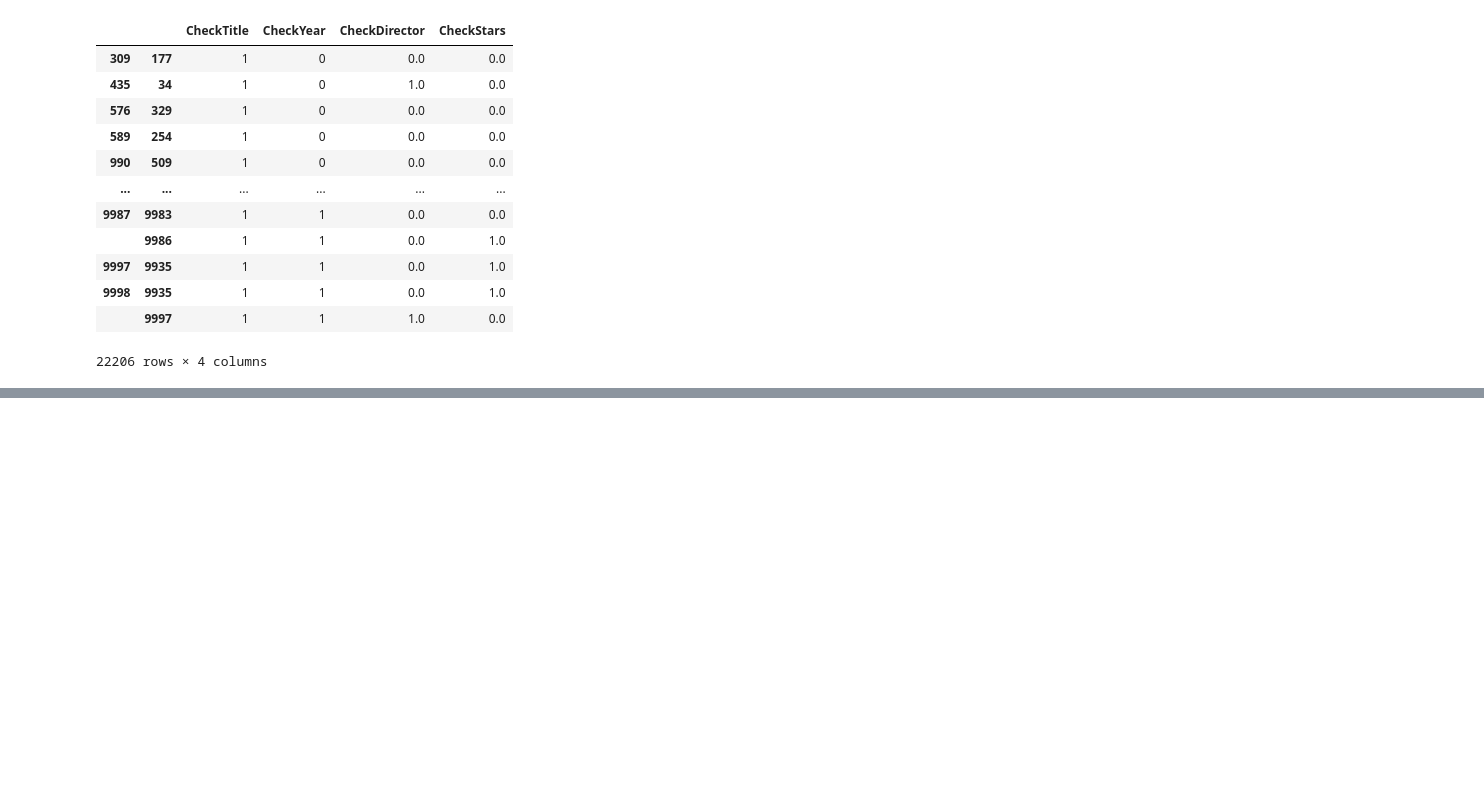
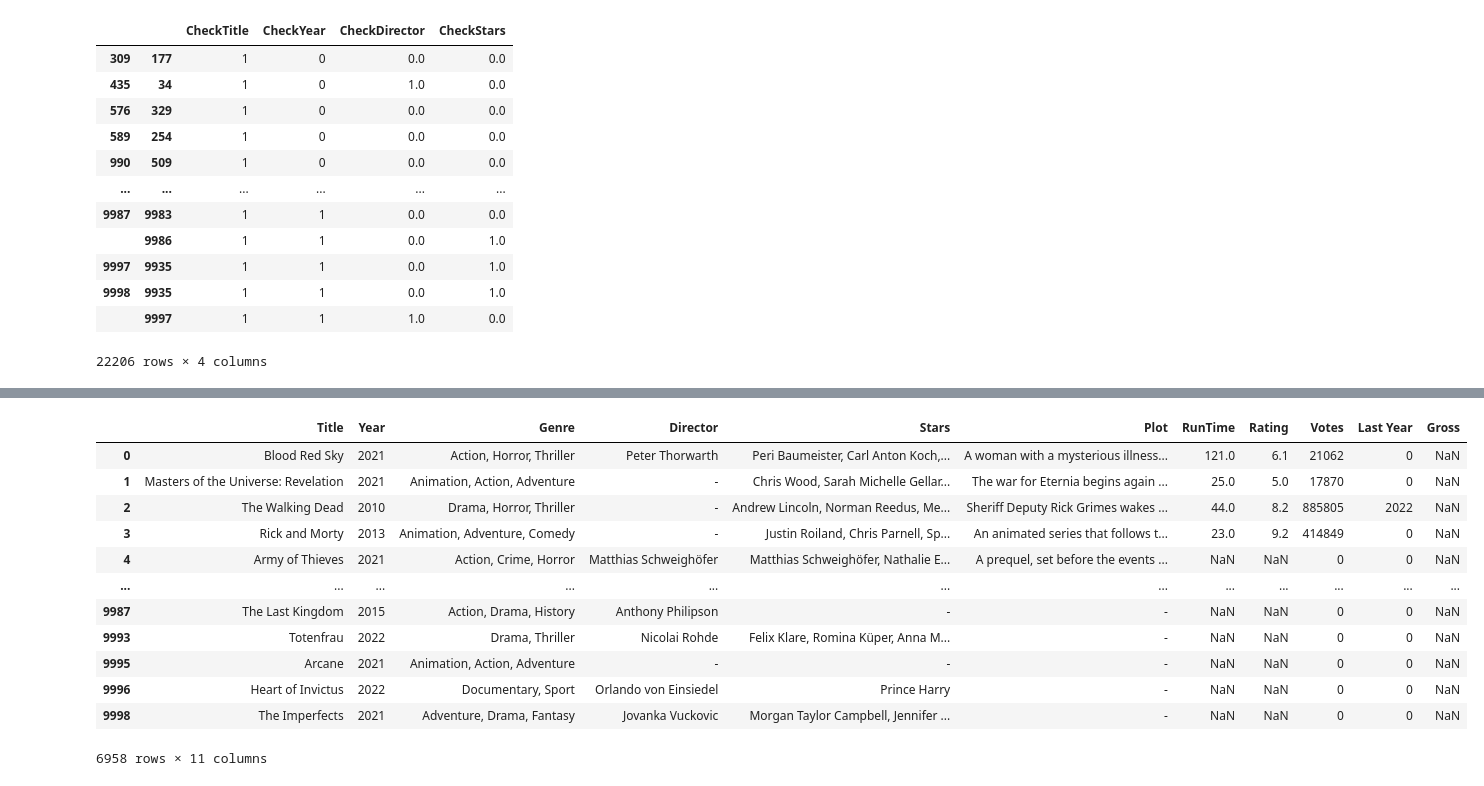
Before and after one commit to lukamath/DIQ_Project, a Jupyter notebook: DIQ_Project_10104067_LM-00.ipynb, the cells around one changed output, grey strips where cells are left out. Saved outputs shown, nothing was run; the diff lists cells and outputs as text; code cells hidden in the pictures; blank space fills up the shorter version.

Commit message:
First set of duplicates found

```diff
--- a/DIQ_Project_10104067_LM-00.ipynb
+++ b/DIQ_Project_10104067_LM-00.ipynb
@@ -1524,0 +1532,5 @@ Name: 9997, dtype: object
+# %%
+#Compare the matches
+matches = features[features.sum(axis=1) > 2]
+print(len(matches))
+matches
@@ -1524,0 +1552,20 @@ Name: 9997, dtype: object
+# %%
+duplicate_indices = matches.index.get_level_values(1)
+
+# Drop the duplicate records from MOVIES_A
+MOVIES_A_deduplicated = MOVIES_A.drop(index=duplicate_indices)
+MOVIES_A_deduplicated
+# %% [output]
+|  | Title | Year | Genre | Director | Stars | Plot | RunTime | Rating | Votes | Last Year | Gross |
+| 0 | Blood Red Sky | 2021 | Action, Horror, Thriller | Peter Thorwarth | Peri Baumeister, Carl Anton Koch,... | A woman with a mysterious illness... | 121.0 | 6.1 | 21062 | 0 | NaN |
+| 1 | Masters of the Universe: Revelation | 2021 | Animation, Action, Adventure | - | Chris Wood, Sarah Michelle Gellar... | The war for Eternia begins again ... | 25.0 | 5.0 | 17870 | 0 | NaN |
+| 2 | The Walking Dead | 2010 | Drama, Horror, Thriller | - | Andrew Lincoln, Norman Reedus, Me... | Sheriff Deputy Rick Grimes wakes ... | 44.0 | 8.2 | 885805 | 2022 | NaN |
+| 3 | Rick and Morty | 2013 | Animation, Adventure, Comedy | - | Justin Roiland, Chris Parnell, Sp... | An animated series that follows t... | 23.0 | 9.2 | 414849 | 0 | NaN |
+| 4 | Army of Thieves | 2021 | Action, Crime, Horror | Matthias Schweighöfer | Matthias Schweighöfer, Nathalie E... | A prequel, set before the events ... | NaN | NaN | 0 | 0 | NaN |
+| ... | ... | ... | ... | ... | ... | ... | ... | ... | ... | ... | ... |
+| 9987 | The Last Kingdom | 2015 | Action, Drama, History | Anthony Philipson | - | - | NaN | NaN | 0 | 0 | NaN |
+| 9993 | Totenfrau | 2022 | Drama, Thriller | Nicolai Rohde | Felix Klare, Romina Küper, Anna M... | - | NaN | NaN | 0 | 0 | NaN |
+| 9995 | Arcane | 2021 | Animation, Action, Adventure | - | - | - | NaN | NaN | 0 | 0 | NaN |
+| 9996 | Heart of Invictus | 2022 | Documentary, Sport | Orlando von Einsiedel | Prince Harry | - | NaN | NaN | 0 | 0 | NaN |
+| 9998 | The Imperfects | 2021 | Adventure, Drama, Fantasy | Jovanka Vuckovic | Morgan Taylor Campbell, Jennifer ... | - | NaN | NaN | 0 | 0 | NaN |
+6958 rows × 11 columns
```
Also changed, not shown: parts of 10 cells of this notebook.
